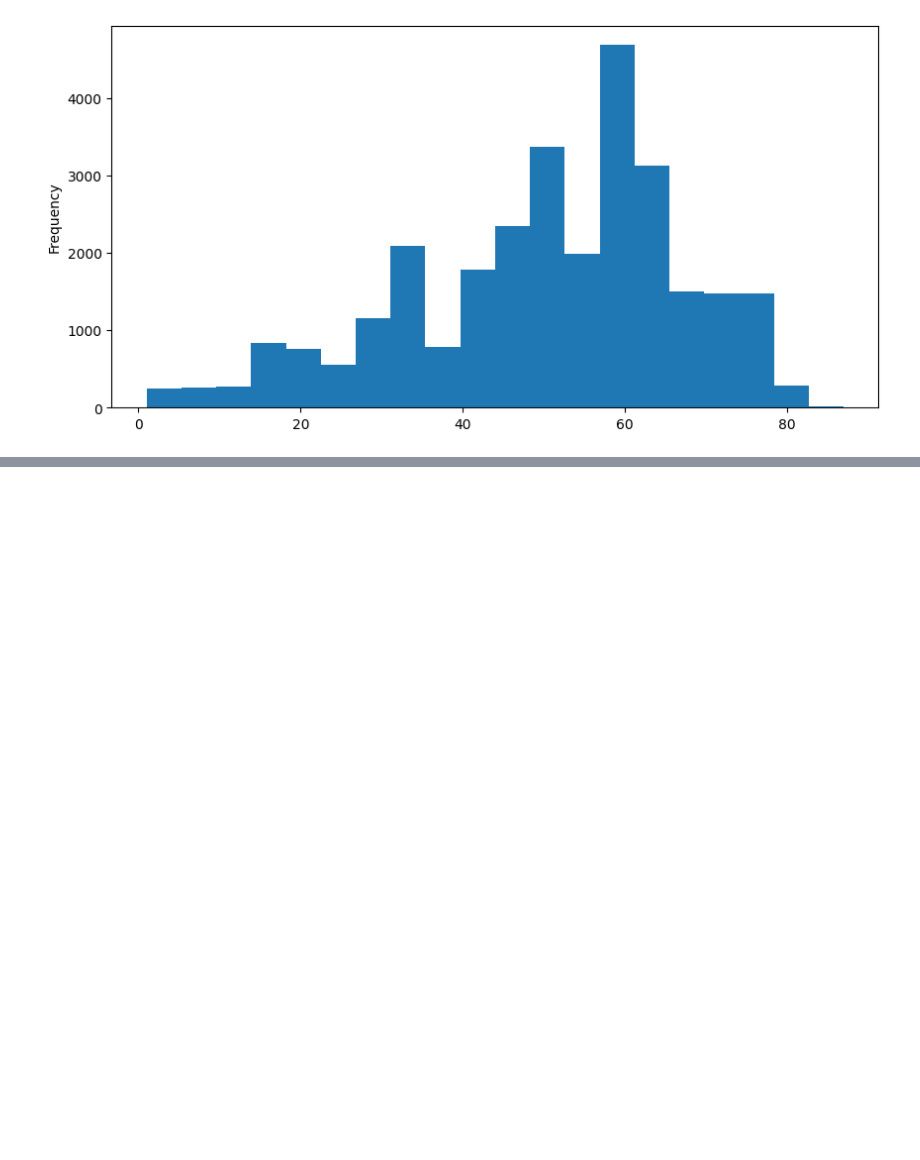
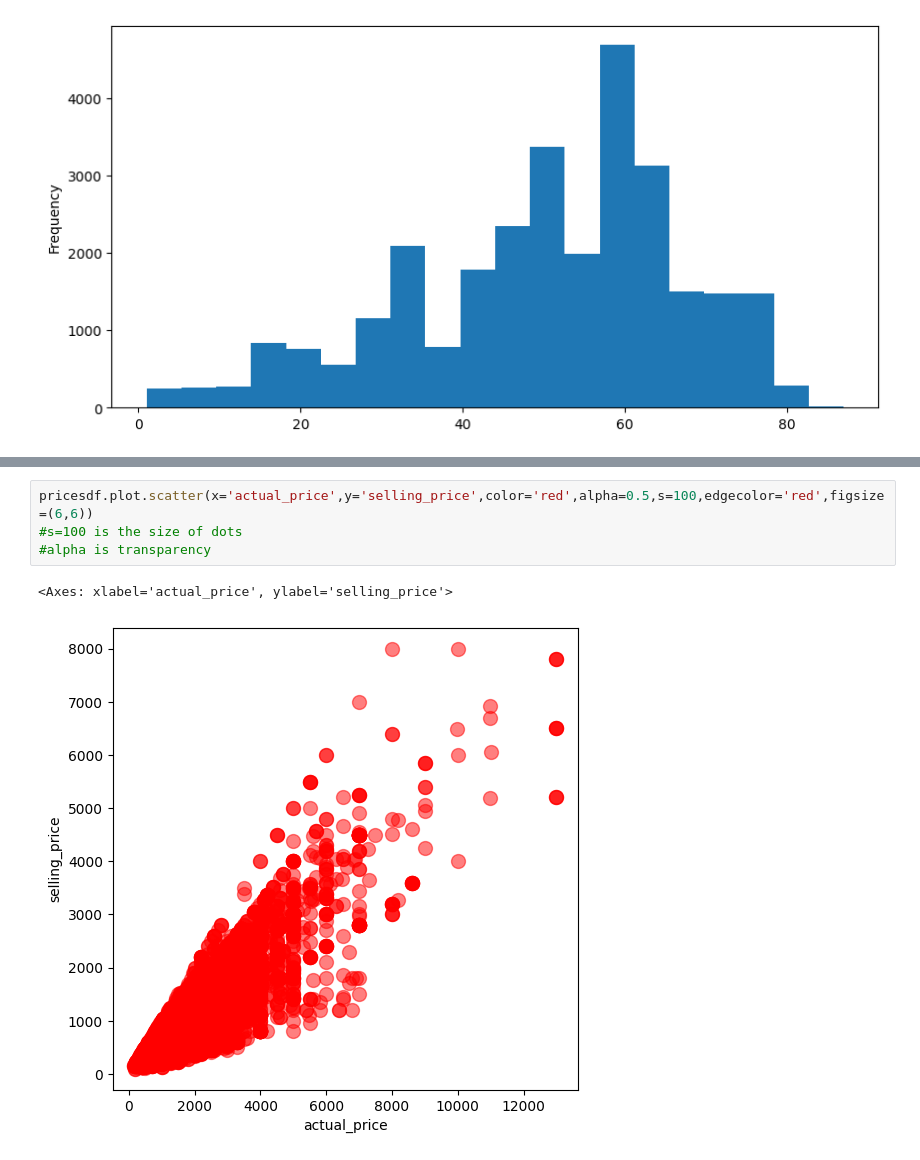
Before and after one commit to AshMaza/python_digipodium, a Jupyter notebook: analysis_2.ipynb, the cells around one changed output, grey strips where cells are left out. Drawn from its saved outputs; the diff is of its cells as text; blank space fills up the shorter version.

```diff
--- a/analysis_2.ipynb
+++ b/analysis_2.ipynb
@@ -600,0 +628,7 @@ pricesdf.head(30).style.background_gradient()
+# %%
+pricesdf.plot.scatter(x='actual_price',y='selling_price',color='red',alpha=0.5,s=100,edgecolor='red',figsize=(6,6))
+#s=100 is the size of dots
+#alpha is transparency
+# %% [output]
+<Axes: xlabel='actual_price', ylabel='selling_price'>
+[figure, added]
```
Also changed, not shown: parts of 13 cells of this notebook, 2 other files.
